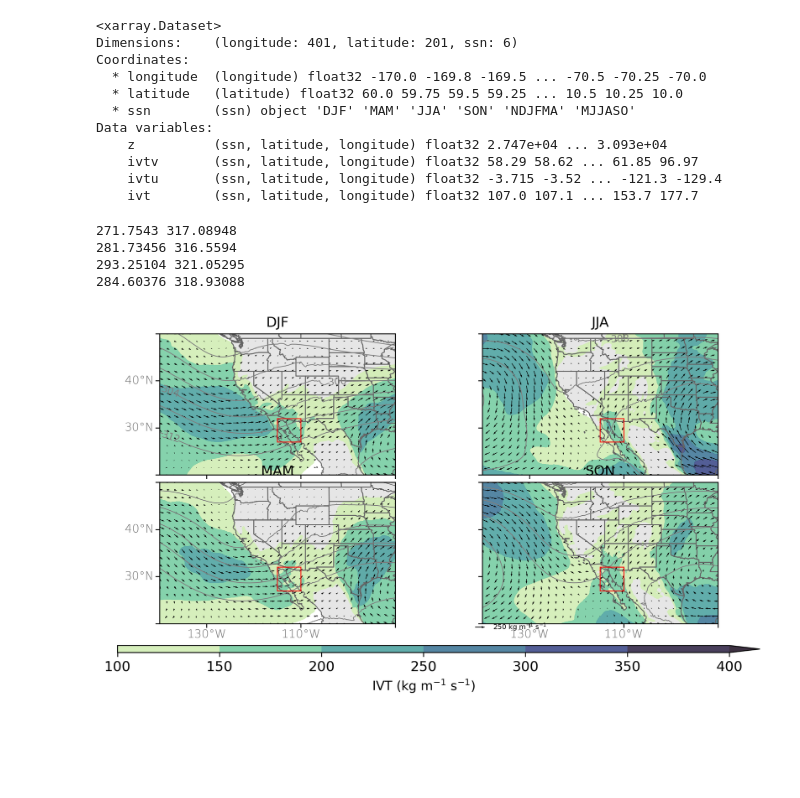
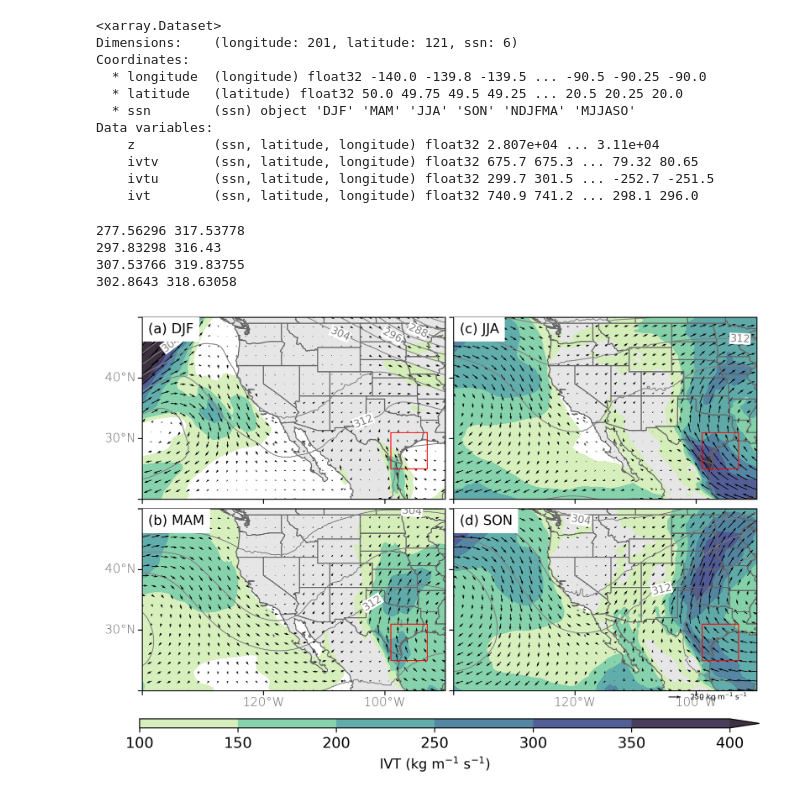
Before and after one commit to CW3E/CO_top-decile_precip_ARs_code, a Jupyter notebook: analysis/plot_horizontal_composites.ipynb, the cells around one changed output. Drawn from its saved outputs; the diff is of its cells as text; code cells hidden in the pictures; blank space fills up the shorter version.

Commit message:
update horizontal composites

```diff
--- a/analysis/plot_horizontal_composites.ipynb
+++ b/analysis/plot_horizontal_composites.ipynb
@@ -36,10 +36,25 @@ from plotter import draw_basemap
 path_to_data = '/expanse/nfs/cw3e/cwp140/'
 path_to_out  = '../out/'       # output files (numerical results, intermediate datafiles) -- read & write
 path_to_figs = '../figs/'      # figures
+# %%
+d = {'baja': {'ext': [-115., -110., 27., 32.],
+              'start_pt': [33.0, -118.],
+              'end_pt': [29.0, -109.]},
+
+     'san_juan': {'ext': [-109., -105., 37., 39.],
+              'start_pt': [38.0, -112.],
+              'end_pt': [38.0, -102.]},
+
+     'gulf_of_mexico': {'ext': [-99., -93., 25., 31.],
+              'start_pt': [28.0, -100.],
+              'end_pt': [31.0, -93.]}
+    }
+region = 'gulf_of_mexico' ## 'san_juan' 'baja' 'gulf_of_mexico'
 # %%
 ## iterate through options
 varname_lst = ['700z', 'ivt']
 ssn_lst = ['DJF', 'MAM', 'JJA', 'SON', 'NDJFMA', 'MJJASO']
+ext = [-140., -90., 20, 50]
 
 tmp_lst = []
 for i, varname in enumerate(varname_lst):
@@ -47,9 +62,10 @@ for i, varname in enumerate(varname_lst):
     for j, ssn in enumerate(ssn_lst):
         ## load non-anomaly composite data
         path = '/home/dnash/DATA/preprocessed/ERA5_composites/'
-        fname = path + '{0}/baja/composite_{0}_{1}.nc'.format(varname, ssn)
+        fname = path + '{0}/{2}/composite_{0}_{1}.nc'.format(varname, ssn, region)
 
         ds = xr.open_dataset(fname)
+        ds = ds.sel(latitude=slice(ext[3], ext[2]), longitude=slice(ext[0], ext[1]))
         ds_lst.append(ds)
 
     ## concat ds_lst along ssn
@@ -61,16 +77,16 @@ ds4 = xr.merge(tmp_lst)
 ds4
 # %% [output]
 <xarray.Dataset>
-Dimensions:    (longitude: 401, latitude: 201, ssn: 6)
+Dimensions:    (longitude: 201, latitude: 121, ssn: 6)
 Coordinates:
-  * longitude  (longitude) float32 -170.0 -169.8 -169.5 ... -70.5 -70.25 -70.0
-  * latitude   (latitude) float32 60.0 59.75 59.5 59.25 ... 10.5 10.25 10.0
+  * longitude  (longitude) float32 -140.0 -139.8 -139.5 ... -90.5 -90.25 -90.0
+  * latitude   (latitude) float32 50.0 49.75 49.5 49.25 ... 20.5 20.25 20.0
   * ssn        (ssn) object 'DJF' 'MAM' 'JJA' 'SON' 'NDJFMA' 'MJJASO'
 Data variables:
-    z          (ssn, latitude, longitude) float32 2.747e+04 ... 3.093e+04
-    ivtv       (ssn, latitude, longitude) float32 58.29 58.62 ... 61.85 96.97
-    ivtu       (ssn, latitude, longitude) float32 -3.715 -3.52 ... -121.3 -129.4
-    ivt        (ssn, latitude, longitude) float32 107.0 107.1 ... 153.7 177.7
+    z          (ssn, latitude, longitude) float32 2.807e+04 ... 3.11e+04
+    ivtv       (ssn, latitude, longitude) float32 675.7 675.3 ... 79.32 80.65
+    ivtu       (ssn, latitude, longitude) float32 299.7 301.5 ... -252.7 -251.5
+    ivt        (ssn, latitude, longitude) float32 740.9 741.2 ... 298.1 296.0
 # %%
 # Set up projection
 # mapcrs = ccrs.Mercator()
@@ -89,9 +103,9 @@ ext = [-140., -90., 20, 50]
 letter_lst = list(map(chr, range(97, 123)))
 # %%
 # Create figure
-fig = plt.figure(figsize=(10, 5))
+fig = plt.figure(figsize=(9, 6))
 fig.dpi = 300
-fname = path_to_figs + 'baja_IVT_700z_composite_ssn'
+fname = path_to_figs + '{0}_IVT_700z_composite_ssn'.format(region)
 fmt = 'png'
 
 # contour labels
@@ -120,7 +134,6 @@ for i, ssn in enumerate(ssn_lst):
     ax = fig.add_subplot(gs[rowidx[i], colidx[i]], projection=mapcrs)
     ax = draw_basemap(ax, extent=ext, xticks=dx, yticks=dy, left_lats=llats[i], right_lats=False, bottom_lons=blons[i])
     ax.add_feature(cfeature.STATES, edgecolor='0.4', linewidth=0.8)
-    ax.set_title(ssn)
 
     # Contour Filled
     lats = ds.latitude.values
@@ -144,40 +157,48 @@ for i, ssn in enumerate(ssn_lst):
     # Contour Lines
     hgts = ds.z.values/9.80665 ## convert to geopotential height
     hgts = hgts/(10) # convert to meters # 750-hPa Heights
     print(hgts.min(), hgts.max())
     clevs = np.arange(0, 1280, 4)
     cs = ax.contour(lons, lats, hgts, transform=datacrs,
                     levels=clevs, colors='grey', linewidths=0.7)
-    plt.clabel(cs, fmt='%d',fontsize=8.5, inline_spacing=5)
+
+    kw_clabels = {'fontsize': 8.5, 'inline': True, 'inline_spacing': 5, 'fmt': '%i', 'rightside_up': True, 'use_clabeltext': True}
+    cl = ax.clabel(cs, clevs[::2], **kw_clabels)
+    for txt in cl:
+                txt.set_bbox(dict(facecolor='white', edgecolor='none', pad=0.5))
 
 
 
-    ext3 = [-115., -110., 27., 32.]
+    ext3 = d[region]['ext']
     ax.add_patch(mpatches.Rectangle(xy=[ext3[0], ext3[2]], width=ext3[1]-ext3[0], height=ext3[3]-ext3[2],
                                         fill=False,
                                         edgecolor='r',
                                         linewidth=0.75,
                                         transform=datacrs,
                                         zorder=199))
 
+    titlestring = '({0}) {1}'.format(letter_lst[i], ssn)
+    ax.text(0.02, 0.97, titlestring, ha='left', va='top', transform=ax.transAxes, fontsize=11., backgroundcolor='white', zorder=101)
+
+
 # quiver key
-qk = ax.quiverkey(Q, 0.01, -0.025, 250, '250 kg m$^{-1}$ s$^{-1}$', labelpos='E',
+qk = ax.quiverkey(Q, 0.75, -0.035, 250, '250 kg m$^{-1}$ s$^{-1}$', labelpos='E',
                   coordinates='axes', fontproperties={'size': 6.0})
 # Colorbar (single)
 cbax = plt.subplot(gs[-1,:]) # colorbar axis
 cb = fig.colorbar(cf, cbax, orientation='horizontal', drawedges=False)
 cb.set_label('IVT (kg m$^{-1}$ s$^{-1}$)', fontsize=11)
 cb.ax.tick_params(labelsize=12)
 
 fig.savefig('%s.%s' %(fname, fmt), bbox_inches='tight', dpi=fig.dpi)
 
 # Show
 plt.show()
 # %% [output]
-271.7543 317.08948
-281.73456 316.5594
-293.25104 321.05295
-284.60376 318.93088
+277.56296 317.53778
+297.83298 316.43
+307.53766 319.83755
+302.8643 318.63058
-[figure, old version]
+[figure, new version]
 # %%
 # Create figure
```
Also changed, not shown: parts of 2 cells of this notebook, 7 other files.
